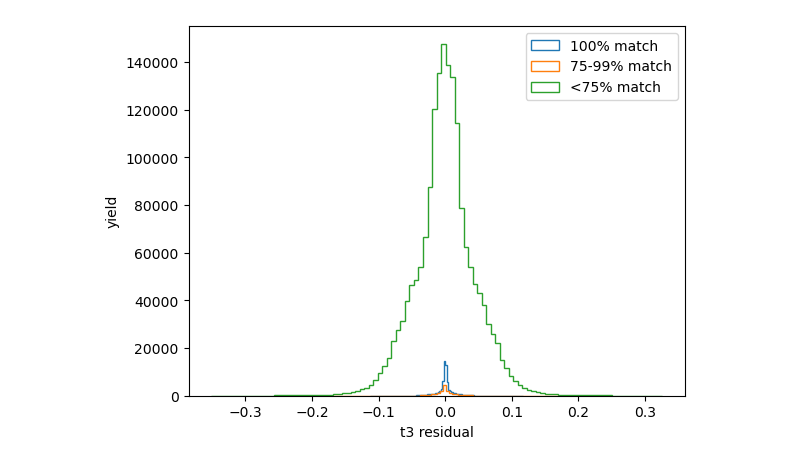
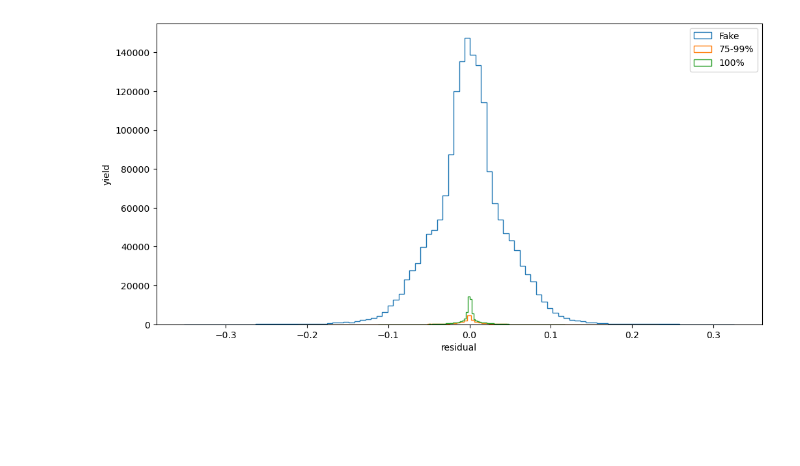
Before and after one commit to bucket420/lst-plots, a Jupyter notebook: plotting.ipynb, the cells around one changed output. Saved outputs shown, nothing was run; the diff lists cells and outputs as text; code cells hidden in the pictures; blank space fills up the shorter version.

```diff
--- a/plotting.ipynb
+++ b/plotting.ipynb
@@ -6,7 +7,7 @@ import matplotlib.pyplot as plt
 # %%
-f = uproot.open("/home/users/hdhoang2001/cmssw/src/RecoTracker/LSTCore/standalone/debug.root")
+f = uproot.open("/home/users/hdhoang2001/cmssw/src/RecoTracker/LSTCore/standalone/debug.root:tree")
 # %%
-tree = f["tree"].arrays(library="np")
+tree = f.arrays(["t3_residual", "t3_isFake", "t3_isPerfect", "t3_region", "t3_rzChiSquared"], library="np")
 # %%
 res = np.concatenate(tree["t3_residual"])
 isfake = np.concatenate(tree["t3_isFake"])
@@ -17,16 +18,27 @@ rzchi2 = np.concatenate(tree["t3_rzChiSquared"])
 res_fake = res[isfake==1]
 res_75_99 = res[((1-isfake) & (1-isperfect))==1]
 res_100 = res[isperfect==1]
-# %%
-plt.hist(res_100, bins=100, histtype='step', label='100% match')
-plt.hist(res_75_99, bins=100, histtype='step', label='75-99% match')
-plt.hist(res_fake, bins=100, histtype='step', label='<75% match')
-plt.xlabel('t3 residual')
-plt.ylabel('yield')
-plt.legend()
-plt.show()
-# %% [output]
-[figure, removed]
+# %%
+def plot_hist(fake, real_75_99, real_100, xlabel, cut=0, save_file=None):
+    fig = plt.figure(figsize=(12, 6))
+    histogram = fig.add_subplot(111)
+    if cut != 0:
+        histogram.hist(fake[fake<cut], bins=100, histtype="step", label="Fake")
+        histogram.hist(real_75_99[real_75_99 < cut], bins=100, histtype="step", label="75-99%")
+        histogram.hist(real_100[real_100 < cut], bins=100, histtype="step", label="100%")
+    else:
+        histogram.hist(fake, bins=100, histtype="step", label="Fake")
+        histogram.hist(real_75_99, bins=100, histtype="step", label="75-99%")
+        histogram.hist(real_100, bins=100, histtype="step", label="100%")
+    histogram.legend()
+    histogram.set_xlabel(xlabel)
+    histogram.set_ylabel("yield")
+    if save_file:
+        fig.savefig(save_file)
+# %%
+plot_hist(res_fake, res_75_99, res_100, xlabel="residual")
+# %% [output]
+[figure, added]
 # %%
 rzchi2_fake = rzchi2[isfake==1]
 rzchi2_75_99 = rzchi2[((1-isfake) & (1-isperfect))==1]
```
Also changed, not shown: parts of 8 cells of this notebook, 50 other files.
